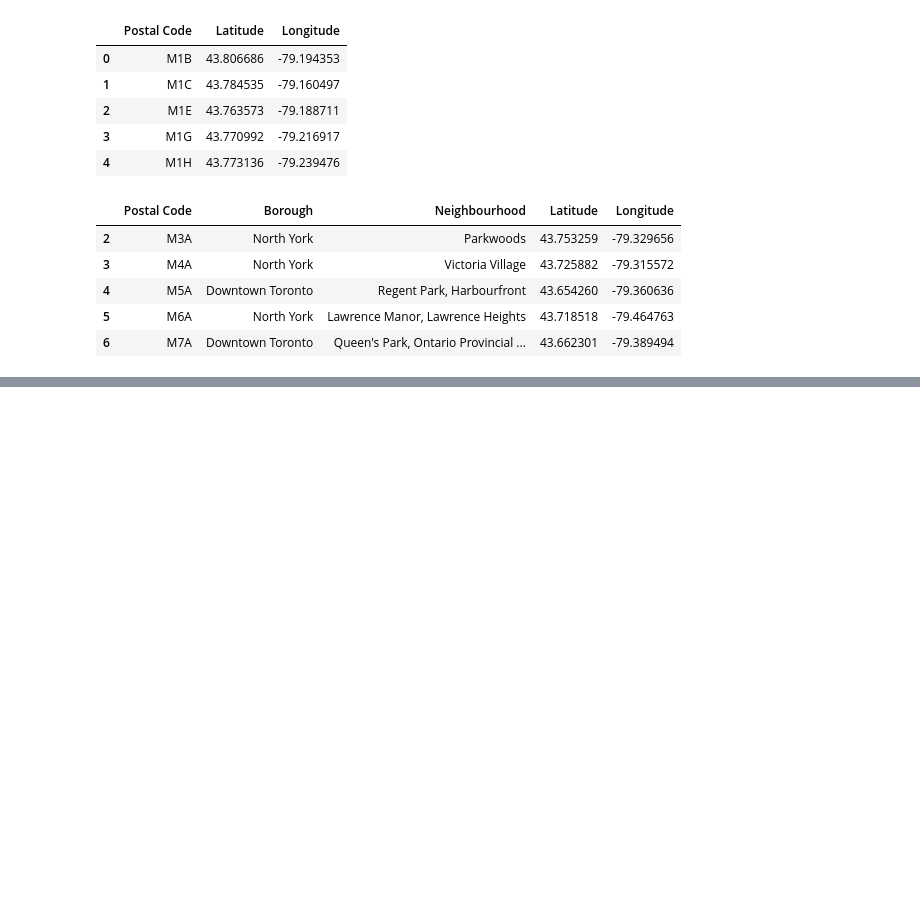
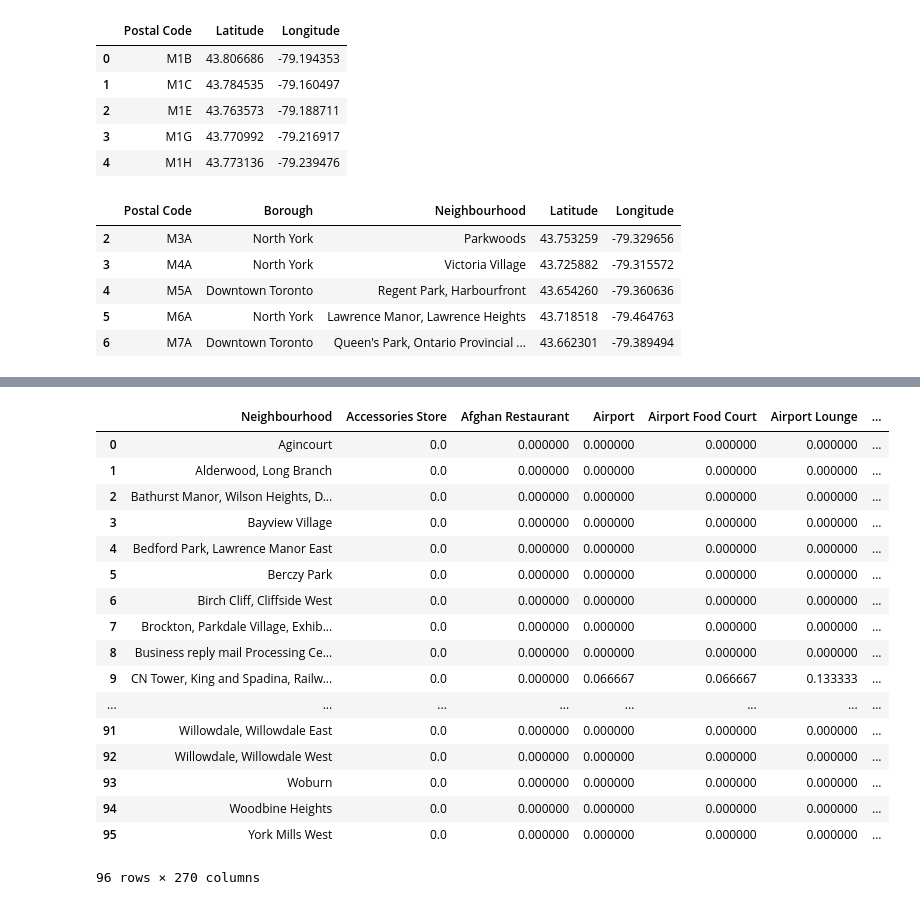
Before and after one commit to revolution-gce/Coursera_Capstone, a Jupyter notebook: Capstone-1.ipynb, the cells around one changed output, grey strips where cells are left out. Cells and saved outputs as stored; diff of their text form; code cells hidden in the pictures; blank space fills up the shorter version.

```diff
--- a/Capstone-1.ipynb
+++ b/Capstone-1.ipynb
@@ -51,0 +147,8 @@ ds2.head()
+# %%
+CLIENT_ID = '2ZIODRA3GZI2ONSVCFFLHBJF1U1CKXGWYFXMZD0LVNPZNQ23' # your Foursquare ID
+CLIENT_SECRET = 'QVEDOTROBBVCR4VQTWMAXKEFBVUVRDVDKRWBJ1XVI3U1F154' # your Foursquare Secret
+VERSION = '20180605' # Foursquare API version
+
+print('Your credentails:')
+print('CLIENT_ID: ' + CLIENT_ID)
+print('CLIENT_SECRET:' + CLIENT_SECRET)
@@ -51,0 +173,6 @@ ds2.head()
+# %%
+LIMIT = 100 # limit of number of venues returned by Foursquare API
+radius = 500 # define radius
+import requests
+
+ds2.dtypes
@@ -51,0 +238,4 @@ ds2.head()
+# %%
+ds2_venues = getNearbyVenues(names=ds2['Neighbourhood'],
+                                   latitudes=ds2['Latitude'],
+                                   longitudes=ds2['Longitude'])
@@ -51,0 +262,12 @@ ds2.head()
+# %%
+# one hot encoding
+ds2_onehot = pd.get_dummies(ds2_venues[['Venue Category']], prefix="", prefix_sep="")
+
+# add neighborhood column back to dataframe
+ds2_onehot['Neighbourhood'] = ds2_venues['Neighbourhood']
+
+# move neighborhood column to the first column
+fixed_columns = [ds2_onehot.columns[-1]] + list(ds2_onehot.columns[:-1])
+ds2_onehot = ds2_onehot[fixed_columns]
+
+ds2_onehot.head()
@@ -51,0 +282,22 @@ ds2.head()
+# %%
+ds2_grouped = ds2_onehot.groupby('Neighbourhood').mean().reset_index()
+ds2_grouped
+# %% [output]
+|  | Neighbourhood | Accessories Store | Afghan Restaurant | Airport | Airport Food Court | Airport Lounge | ... |
+| 0 | Agincourt | 0.0 | 0.000000 | 0.000000 | 0.000000 | 0.000000 | ... |
+| 1 | Alderwood, Long Branch | 0.0 | 0.000000 | 0.000000 | 0.000000 | 0.000000 | ... |
+| 2 | Bathurst Manor, Wilson Heights, D... | 0.0 | 0.000000 | 0.000000 | 0.000000 | 0.000000 | ... |
+| 3 | Bayview Village | 0.0 | 0.000000 | 0.000000 | 0.000000 | 0.000000 | ... |
+| 4 | Bedford Park, Lawrence Manor East | 0.0 | 0.000000 | 0.000000 | 0.000000 | 0.000000 | ... |
+| 5 | Berczy Park | 0.0 | 0.000000 | 0.000000 | 0.000000 | 0.000000 | ... |
+| 6 | Birch Cliff, Cliffside West | 0.0 | 0.000000 | 0.000000 | 0.000000 | 0.000000 | ... |
+| 7 | Brockton, Parkdale Village, Exhib... | 0.0 | 0.000000 | 0.000000 | 0.000000 | 0.000000 | ... |
+| 8 | Business reply mail Processing Ce... | 0.0 | 0.000000 | 0.000000 | 0.000000 | 0.000000 | ... |
+| 9 | CN Tower, King and Spadina, Railw... | 0.0 | 0.000000 | 0.066667 | 0.066667 | 0.133333 | ... |
+| ... | ... | ... | ... | ... | ... | ... | ... |
+| 91 | Willowdale, Willowdale East | 0.0 | 0.000000 | 0.000000 | 0.000000 | 0.000000 | ... |
+| 92 | Willowdale, Willowdale West | 0.0 | 0.000000 | 0.000000 | 0.000000 | 0.000000 | ... |
+| 93 | Woburn | 0.0 | 0.000000 | 0.000000 | 0.000000 | 0.000000 | ... |
+| 94 | Woodbine Heights | 0.0 | 0.000000 | 0.000000 | 0.000000 | 0.000000 | ... |
+| 95 | York Mills West | 0.0 | 0.000000 | 0.000000 | 0.000000 | 0.000000 | ... |
+96 rows × 270 columns
```
Also changed, not shown: parts of 28 cells of this notebook.
